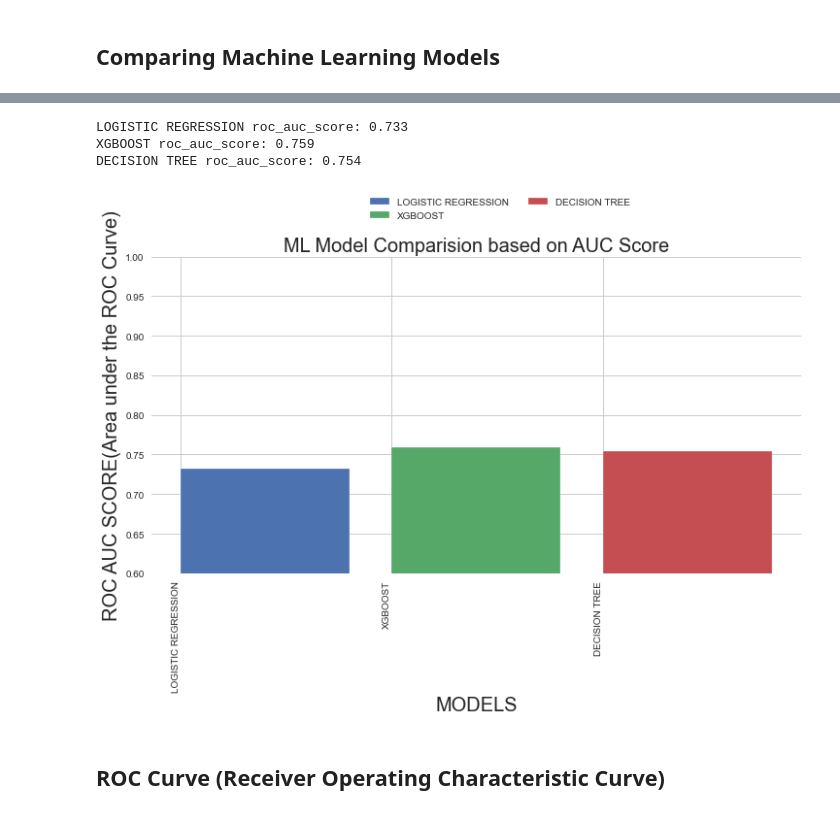
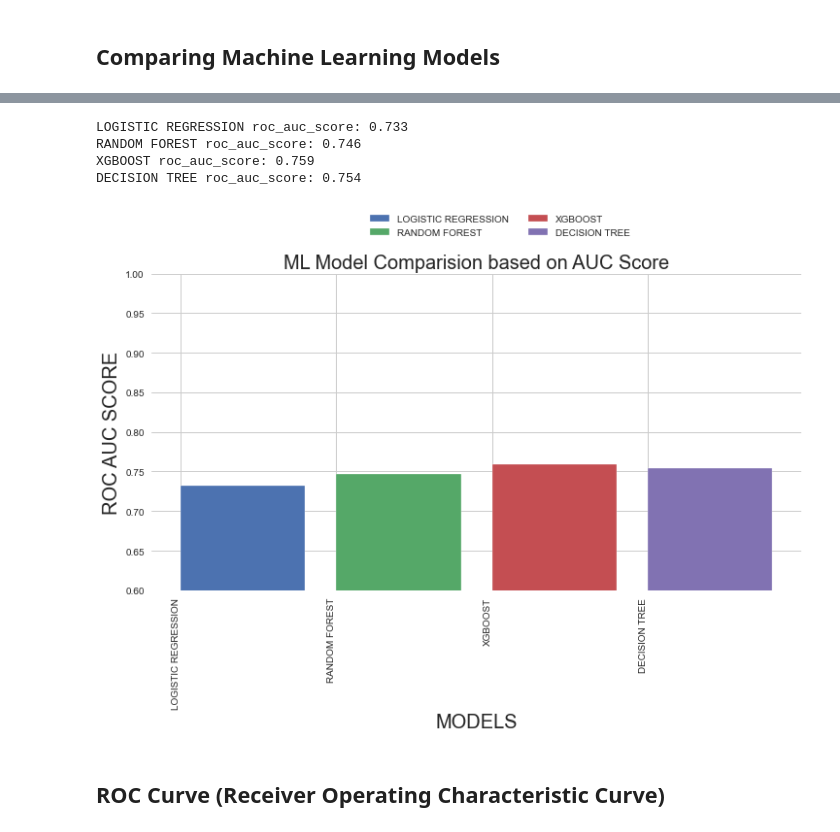
Before and after one commit to AshwinUniyal/Major_Project, a Jupyter notebook: Analysis of Churn Rate (FINAL).ipynb, the cells around one changed output, grey strips where cells are left out. Cells and saved outputs as stored; diff of their text form; code cells hidden in the pictures.

```diff
--- a/Analysis of Churn Rate (FINAL).ipynb
+++ b/Analysis of Churn Rate (FINAL).ipynb
@@ -1043,11 +1167,11 @@ Accuracy of Random Forest classifier on test set: 0.8713
 
 #### Also Finding the optimal depth of Tree to split each node to a desired number of observations
 # %%
-rf_clf = RandomForestClassifier(n_estimators=1500, oob_score=True,max_depth=5)
-rf_clf.fit(X_train, y_train)
-y_predRF = rf_clf.predict(X_test)
-print('Accuracy of Random Forest classifier on training set: {:.4f}'.format(rf_clf.score(X_train, y_train)))
+rf_clf1 = RandomForestClassifier(n_estimators=1500, oob_score=True,max_depth=5)
+rf_clf1.fit(X_train, y_train)
+y_predRF = rf_clf1.predict(X_test)
+print('Accuracy of Random Forest classifier on training set: {:.4f}'.format(rf_clf1.score(X_train, y_train)))
 
-print('Accuracy of Random Forest classifier on test set: {:.4f}'.format(rf_clf.score(X_test, y_test)))
+print('Accuracy of Random Forest classifier on test set: {:.4f}'.format(rf_clf1.score(X_test, y_test)))
 # %% [output]
 Accuracy of Random Forest classifier on training set: 0.9112
@@ -1216,6 +1347,7 @@ hidden_layer_size = 50
 
 
 model = tf.keras.Sequential([
+    tf.keras.layers.Dense(input_size, activation='relu'),
     tf.keras.layers.Dense(hidden_layer_size, activation='relu'),
     tf.keras.layers.Dense(hidden_layer_size, activation='relu'),
     tf.keras.layers.Dense(output_size, activation='softmax')
@@ -1311,11 +1443,11 @@ from sklearn.metrics import roc_curve
 
 ml_models = {
     'Logistic Regression': logreg,
-#    'Random Forest': rf_clf,
+   'Random Forest': rf_clf1,
     'XGboost': xgb_clf,
-    'Decision Tree':DTclf_model
- #   'KNN': knn_clf,
- #   'SVM': svm_clf
+    'Decision Tree':DTclf_model,
+#    'KNN': knn_clf
+#    'SVM': svm_clf
 }
 # %%
 plt.figure(figsize=(12,6))
@@ -1338,21 +1471,22 @@ DECISION TREE ACCURACY: 90.553
 # %%
 plt.figure(figsize=(12,6))
 
 for model in ml_models:
     print(f"{model.upper()} roc_auc_score: {roc_auc_score(y_test, ml_models[model].predict(X_test)):.3f}")
     plt.bar(model.upper(),roc_auc_score(y_test, ml_models[model].predict(X_test)),label=model.upper(),align="edge")
 plt.title("ML Model Comparision based on AUC Score",fontsize=20)
 plt.xlabel("MODELS",fontsize=20)
 plt.xticks(rotation=90,ha='right')
 plt.ylim([0.6, 1])
-plt.ylabel("ROC AUC SCORE(Area under the ROC Curve)",fontsize=20)
+plt.ylabel("ROC AUC SCORE",fontsize=20)
 plt.legend(bbox_to_anchor =(0.75, 1.15), ncol = 2,loc ="right")
 plt.show()
 # %% [output]
 LOGISTIC REGRESSION roc_auc_score: 0.733
+RANDOM FOREST roc_auc_score: 0.746
 XGBOOST roc_auc_score: 0.759
 DECISION TREE roc_auc_score: 0.754
-[figure, old version]
+[figure, new version]
 # %% [markdown]
 ## ROC Curve (Receiver Operating Characteristic Curve)
 # %%
```
Also changed, not shown: parts of 29 cells of this notebook, 1 other file.
